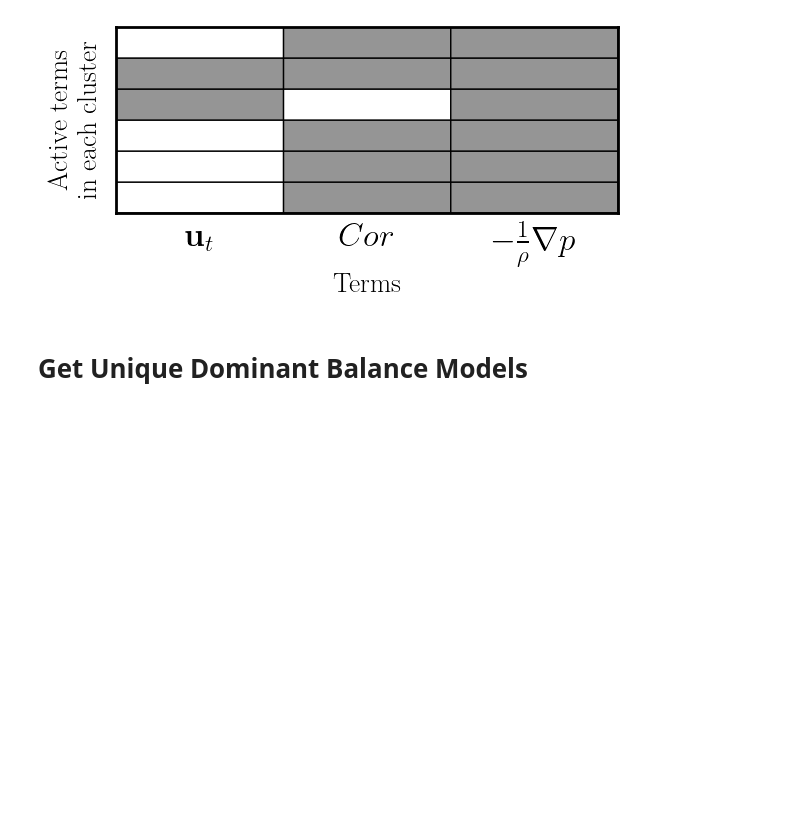
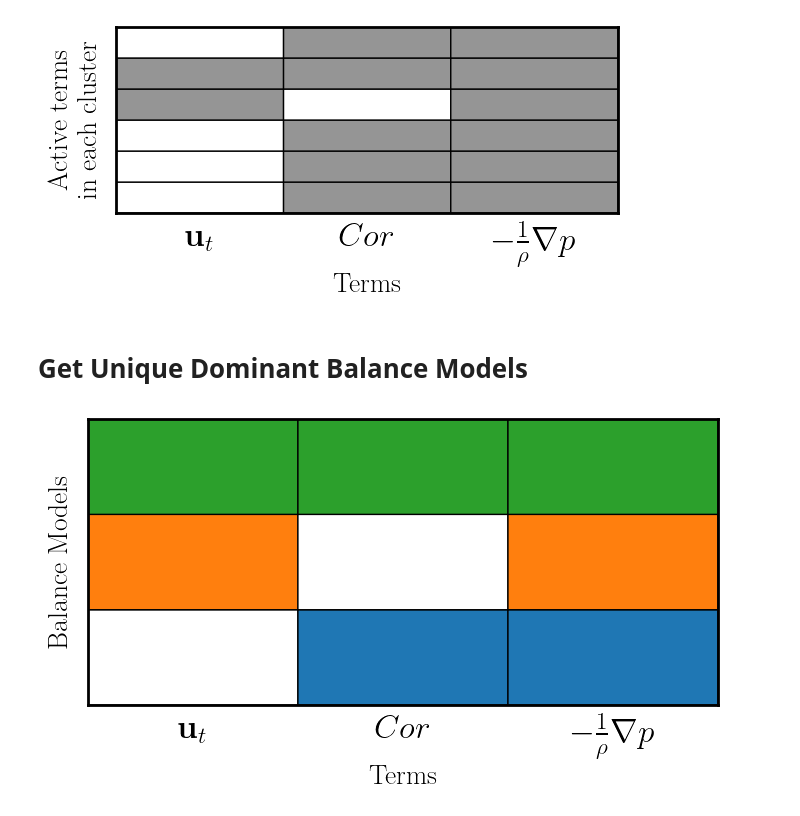
Before and after one commit to tbreitburd/Learning-Dominant-Physical-Processes-using-Unsupervised-Learning-Techniques-, a Jupyter notebook: Notebooks/Geostrophic_Balance.ipynb, the cells around one changed output. Cells and saved outputs as stored; diff of their text form; code cells hidden in the pictures; blank space fills up the shorter version.

```diff
--- a/Notebooks/Geostrophic_Balance.ipynb
+++ b/Notebooks/Geostrophic_Balance.ipynb
@@ -385,3 +378,6 @@ pf.plot_active_terms(spca_model, labels)
 [figure]
 # %% [markdown]
 # Get Unique Dominant Balance Models
+# %%
+balance_models, model_idx = np.unique(spca_model, axis=0, return_inverse=True)
+nmodels = balance_models.shape[0]
@@ -387,0 +406,21 @@ pf.plot_active_terms(spca_model, labels)
+# %%
+# Plot the balance models in a grid
+
+balance_grid = balance_models.copy()
+nmodels = balance_models.shape[0]
+gridmask = np.where(balance_grid == 0)
+
+
+cluster_number = np.arange(nmodels).reshape(nmodels, 1)
+balance_grid = balance_grid * cluster_number + 1
+balance_grid[gridmask] = 0
+
+# Delete the terms that are inactive in all clusters
+grid_mask = np.where(np.all(balance_grid == 0, axis=0))[0]
+balance_grid = np.delete(balance_grid, grid_mask, axis=1)
+grid_labels = np.delete(labels, grid_mask)
+
+
+pf.plot_balance_models(balance_grid, grid_labels)
+# %% [output]
+[figure, added]
```
Also changed, not shown: parts of 9 cells of this notebook.
